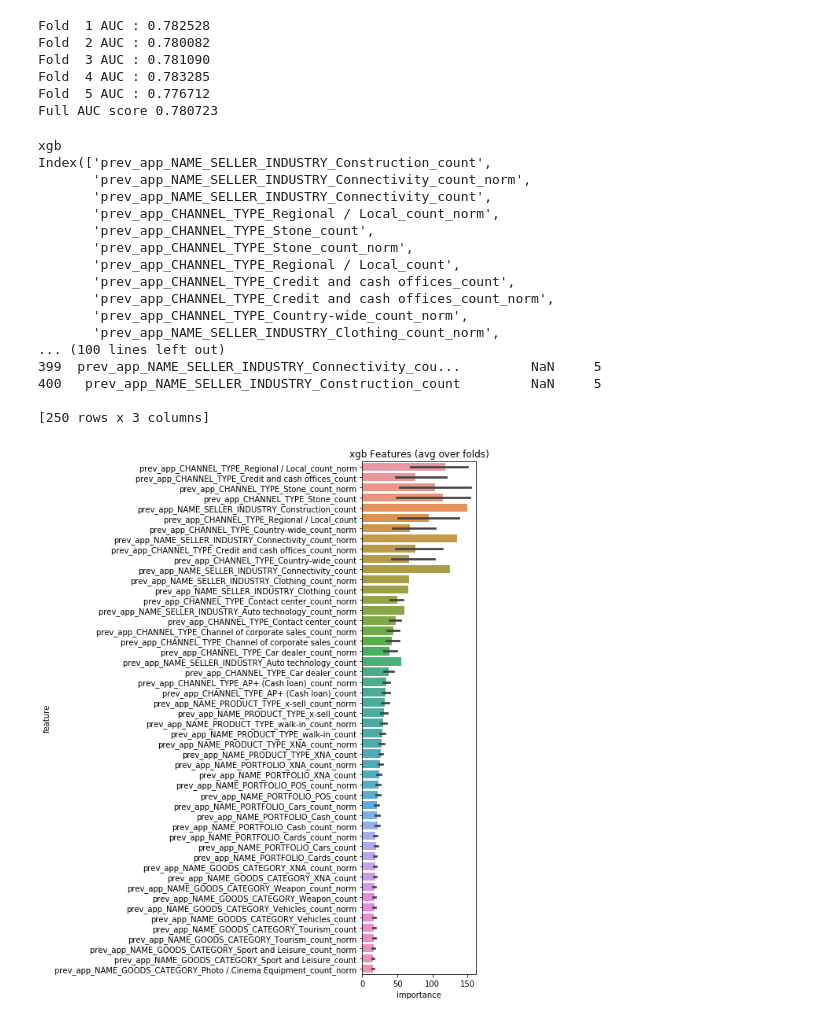
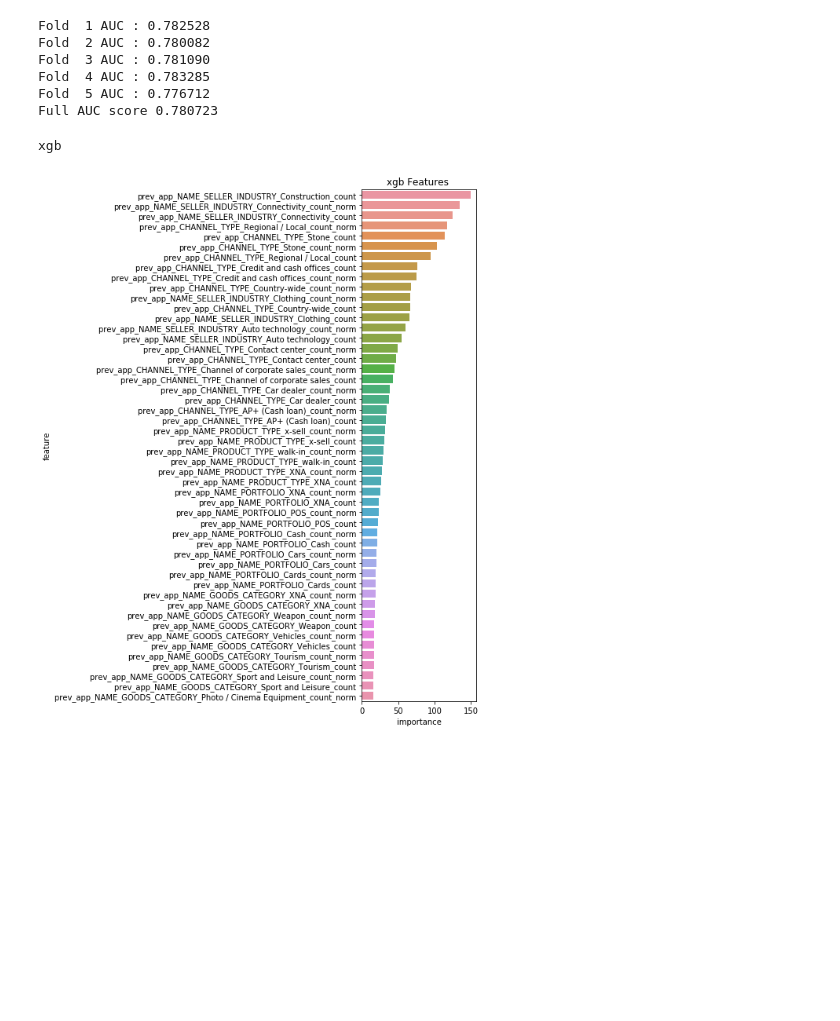
Before and after one commit to kaholau/home-credit-default-risk, a Jupyter notebook: app/code/xgb.ipynb, the cells around one changed output. Saved outputs shown, nothing was run; the diff lists cells and outputs as text; code cells hidden in the pictures; blank space fills up the shorter version.

```diff
--- a/app/code/xgb.ipynb
+++ b/app/code/xgb.ipynb
@@ -71,23 +71,7 @@ Fold  5 AUC : 0.776712
 Full AUC score 0.780723
 # %%
 title = 'xgb'
-myutil.report(test_preds, folds, importances, data, y, oof_preds, title)
+myutil.report(test_preds, folds, importances, data, y, oof_preds, title, True)
 # %% [output]
 xgb
-Index(['prev_app_NAME_SELLER_INDUSTRY_Construction_count',
-       'prev_app_NAME_SELLER_INDUSTRY_Connectivity_count_norm',
-       'prev_app_NAME_SELLER_INDUSTRY_Connectivity_count',
-       'prev_app_CHANNEL_TYPE_Regional / Local_count_norm',
-       'prev_app_CHANNEL_TYPE_Stone_count',
-       'prev_app_CHANNEL_TYPE_Stone_count_norm',
-       'prev_app_CHANNEL_TYPE_Regional / Local_count',
-       'prev_app_CHANNEL_TYPE_Credit and cash offices_count',
-       'prev_app_CHANNEL_TYPE_Credit and cash offices_count_norm',
-       'prev_app_CHANNEL_TYPE_Country-wide_count_norm',
-       'prev_app_NAME_SELLER_INDUSTRY_Clothing_count_norm',
-... (100 lines left out)
-399  prev_app_NAME_SELLER_INDUSTRY_Connectivity_cou...         NaN     5
-400   prev_app_NAME_SELLER_INDUSTRY_Construction_count         NaN     5
-
-[250 rows x 3 columns]
-[figure, old version]
+[figure, new version]
```
Also changed, not shown: parts of 3 cells of this notebook, 5 other files.
